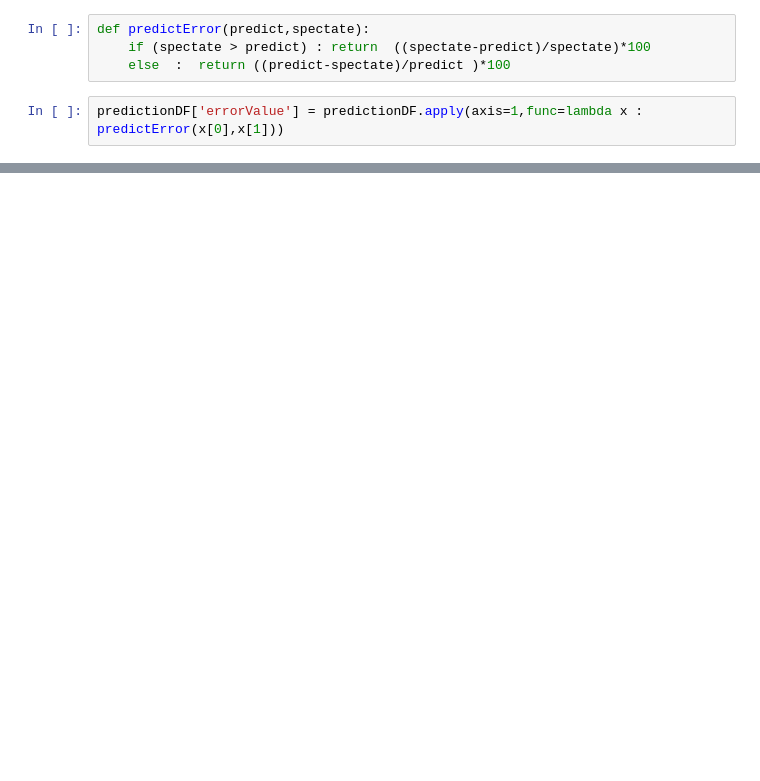
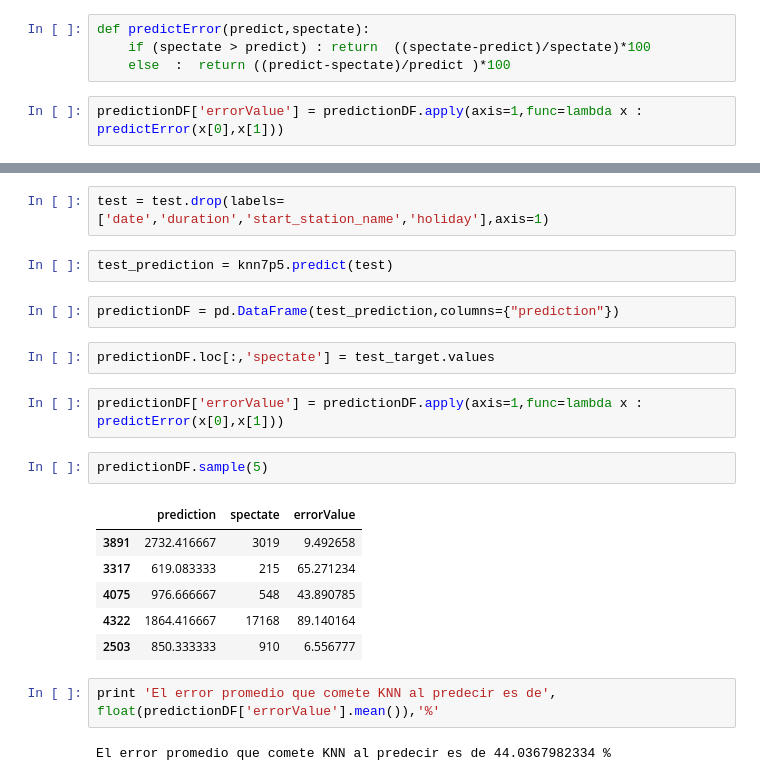
Before and after one commit to pabloernesto/sfBikes, a Jupyter notebook: KNN_Regresion.ipynb, the cells around one changed output, grey strips where cells are left out. Drawn from its saved outputs; the diff is of its cells as text; blank space fills up the shorter version.

```diff
--- a/KNN_Regresion.ipynb
+++ b/KNN_Regresion.ipynb
@@ -196,0 +280,23 @@ El algoritmo KNN predice un  22.68 % de los valores, con un error menor al 15%
+# %%
+test = test.drop(labels=['date','duration','start_station_name','holiday'],axis=1)
+# %%
+test_prediction = knn7p5.predict(test)
+# %%
+predictionDF = pd.DataFrame(test_prediction,columns={"prediction"})
+# %%
+predictionDF.loc[:,'spectate'] = test_target.values
+# %%
+predictionDF['errorValue'] = predictionDF.apply(axis=1,func=lambda x : predictError(x[0],x[1]))
+# %%
+predictionDF.sample(5)
+# %% [output]
+|  | prediction | spectate | errorValue |
+| 3891 | 2732.416667 | 3019 | 9.492658 |
+| 3317 | 619.083333 | 215 | 65.271234 |
+| 4075 | 976.666667 | 548 | 43.890785 |
+| 4322 | 1864.416667 | 17168 | 89.140164 |
+| 2503 | 850.333333 | 910 | 6.556777 |
+# %%
+print 'El error promedio que comete KNN al predecir es de', float(predictionDF['errorValue'].mean()),'%'
+# %% [output]
+El error promedio que comete KNN al predecir es de 44.0367982334 %
```
Also changed, not shown: parts of 56 cells of this notebook.
